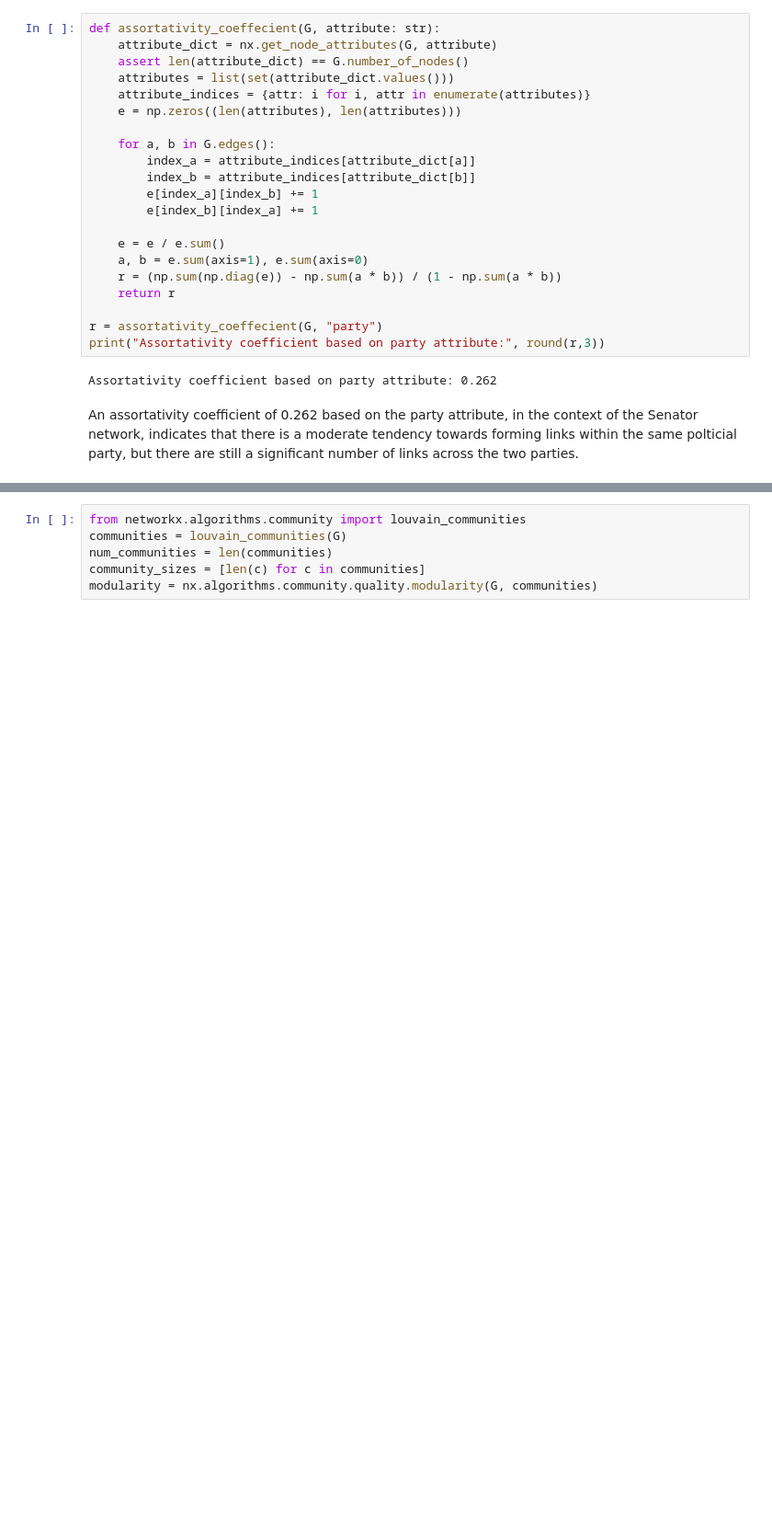
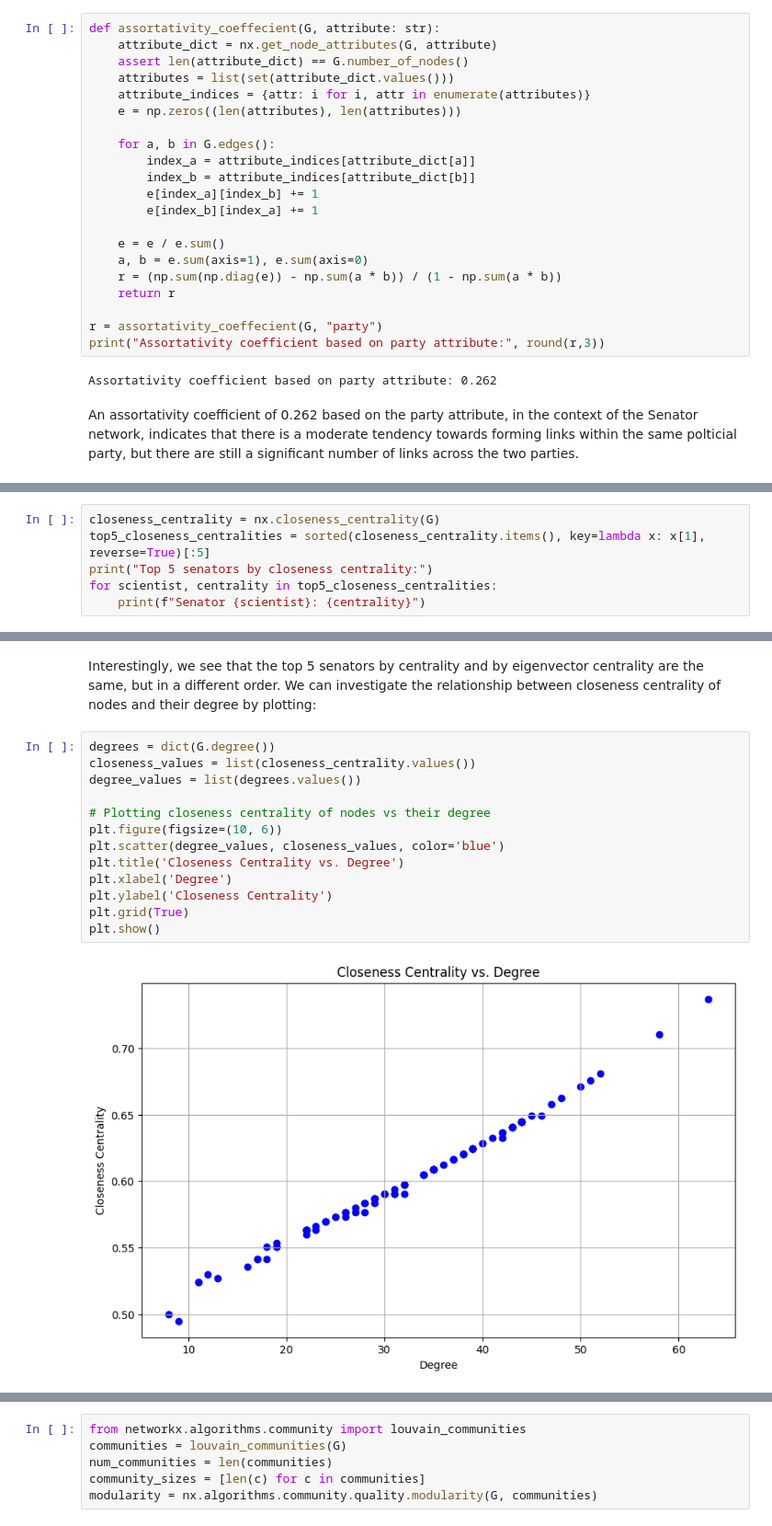
Before and after one commit to albert-moller/CSSFinalAssignment, a Jupyter notebook: ProjectB.ipynb, the cells around one changed output, grey strips where cells are left out. Shown: that part at 92% size. Drawn from its saved outputs; the diff is of its cells as text; blank space fills up the shorter version.

```diff
--- a/ProjectB.ipynb
+++ b/ProjectB.ipynb
@@ -253,0 +385,6 @@ An assortativity coefficient of 0.262 based on the party attribute, in the conte
+# %%
+closeness_centrality = nx.closeness_centrality(G)
+top5_closeness_centralities = sorted(closeness_centrality.items(), key=lambda x: x[1], reverse=True)[:5]
+print("Top 5 senators by closeness centrality:")
+for scientist, centrality in top5_closeness_centralities:
+    print(f"Senator {scientist}: {centrality}")
@@ -253,0 +417,17 @@ An assortativity coefficient of 0.262 based on the party attribute, in the conte
+# %% [markdown]
+Interestingly, we see that the top 5 senators by centrality and by eigenvector centrality are the same, but in a different order. We can investigate the relationship between closeness centrality of nodes and their degree by plotting:
+# %%
+degrees = dict(G.degree())
+closeness_values = list(closeness_centrality.values())
+degree_values = list(degrees.values())
+
+# Plotting closeness centrality of nodes vs their degree
+plt.figure(figsize=(10, 6))
+plt.scatter(degree_values, closeness_values, color='blue')
+plt.title('Closeness Centrality vs. Degree')
+plt.xlabel('Degree')
+plt.ylabel('Closeness Centrality')
+plt.grid(True)
+plt.show()
+# %% [output]
+[figure, added]
```
Also changed, not shown: parts of 30 cells of this notebook.
